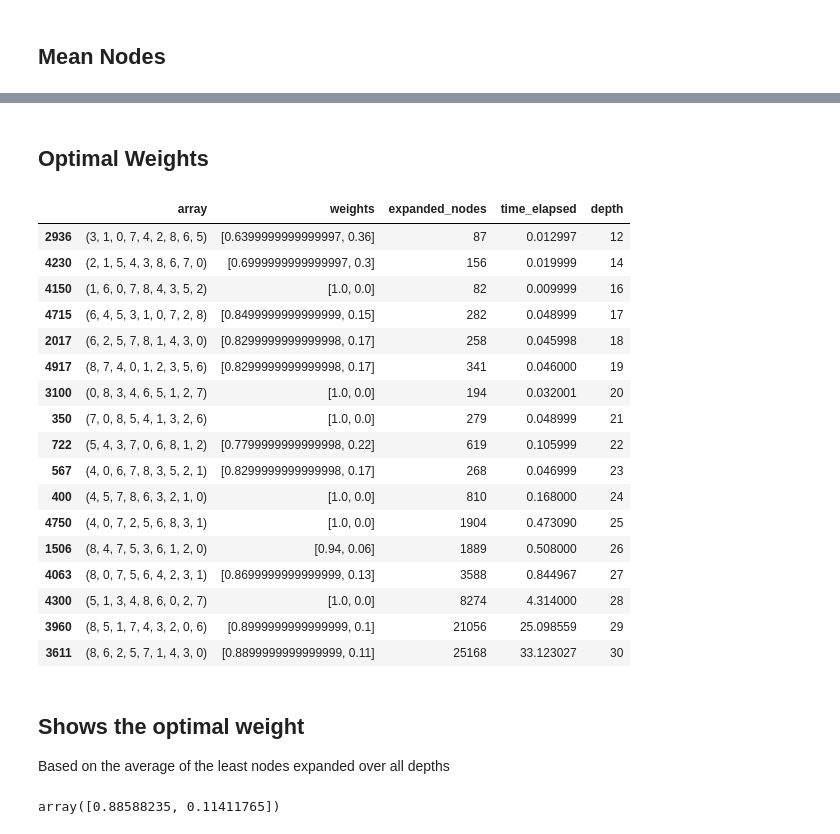
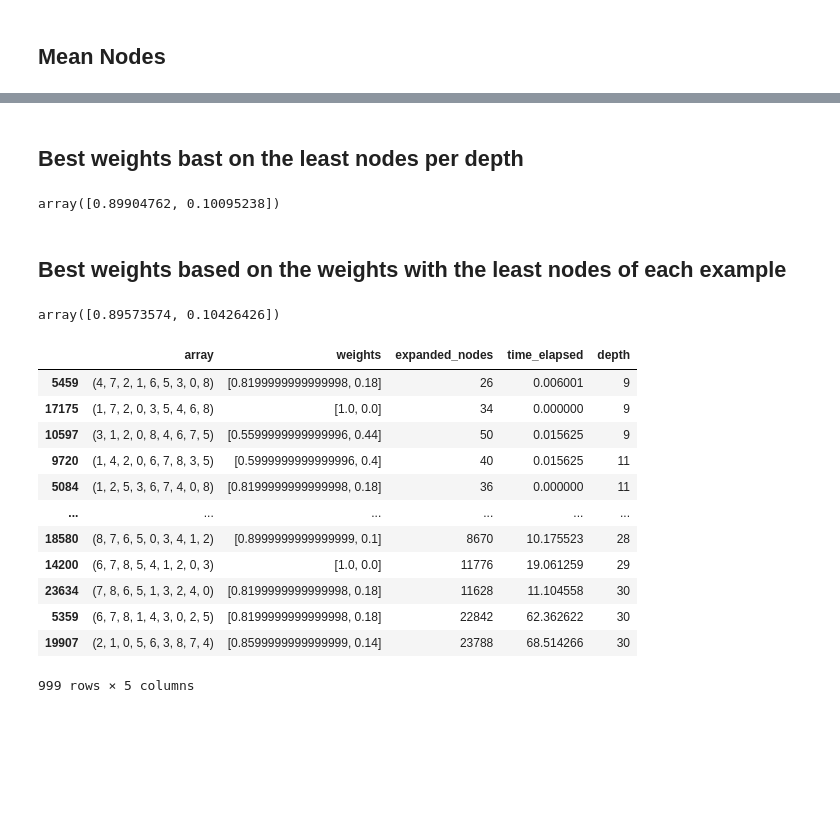
Before and after one commit to Henchway/AI-Data-Science-Exercises, a Jupyter notebook: Exercise1/analytics.ipynb, the cells around one changed output, grey strips where cells are left out. Saved outputs shown, nothing was run; the diff lists cells and outputs as text; code cells hidden in the pictures; blank space fills up the shorter version.

```diff
--- a/Exercise1/analytics.ipynb
+++ b/Exercise1/analytics.ipynb
@@ -160,31 +156,31 @@ depth
-# %% [markdown]
-## Optimal Weights
+# %% [markdown]
+## Best weights bast on the least nodes per depth
 # %%
-fastest = df.loc[group['expanded_nodes'].idxmin()]
-fastest
+min_nodes = df.loc[group['expanded_nodes'].idxmin()]
+np.mean(min_nodes['weights'].tolist(), axis=0)
 # %% [output]
-|  | array | weights | expanded_nodes | time_elapsed | depth |
-| 2936 | (3, 1, 0, 7, 4, 2, 8, 6, 5) | [0.6399999999999997, 0.36] | 87 | 0.012997 | 12 |
-| 4230 | (2, 1, 5, 4, 3, 8, 6, 7, 0) | [0.6999999999999997, 0.3] | 156 | 0.019999 | 14 |
-| 4150 | (1, 6, 0, 7, 8, 4, 3, 5, 2) | [1.0, 0.0] | 82 | 0.009999 | 16 |
-| 4715 | (6, 4, 5, 3, 1, 0, 7, 2, 8) | [0.8499999999999999, 0.15] | 282 | 0.048999 | 17 |
-| 2017 | (6, 2, 5, 7, 8, 1, 4, 3, 0) | [0.8299999999999998, 0.17] | 258 | 0.045998 | 18 |
-| 4917 | (8, 7, 4, 0, 1, 2, 3, 5, 6) | [0.8299999999999998, 0.17] | 341 | 0.046000 | 19 |
-| 3100 | (0, 8, 3, 4, 6, 5, 1, 2, 7) | [1.0, 0.0] | 194 | 0.032001 | 20 |
-| 350 | (7, 0, 8, 5, 4, 1, 3, 2, 6) | [1.0, 0.0] | 279 | 0.048999 | 21 |
-| 722 | (5, 4, 3, 7, 0, 6, 8, 1, 2) | [0.7799999999999998, 0.22] | 619 | 0.105999 | 22 |
-| 567 | (4, 0, 6, 7, 8, 3, 5, 2, 1) | [0.8299999999999998, 0.17] | 268 | 0.046999 | 23 |
-| 400 | (4, 5, 7, 8, 6, 3, 2, 1, 0) | [1.0, 0.0] | 810 | 0.168000 | 24 |
-| 4750 | (4, 0, 7, 2, 5, 6, 8, 3, 1) | [1.0, 0.0] | 1904 | 0.473090 | 25 |
-| 1506 | (8, 4, 7, 5, 3, 6, 1, 2, 0) | [0.94, 0.06] | 1889 | 0.508000 | 26 |
-| 4063 | (8, 0, 7, 5, 6, 4, 2, 3, 1) | [0.8699999999999999, 0.13] | 3588 | 0.844967 | 27 |
-| 4300 | (5, 1, 3, 4, 8, 6, 0, 2, 7) | [1.0, 0.0] | 8274 | 4.314000 | 28 |
-| 3960 | (8, 5, 1, 7, 4, 3, 2, 0, 6) | [0.8999999999999999, 0.1] | 21056 | 25.098559 | 29 |
-| 3611 | (8, 6, 2, 5, 7, 1, 4, 3, 0) | [0.8899999999999999, 0.11] | 25168 | 33.123027 | 30 |
+array([0.89904762, 0.10095238])
-# %% [markdown]
-## Shows the optimal weight
-Based on the average of the least nodes expanded over all depths
-# %%
-np.mean(fastest['weights'].tolist(), axis=0)
-# %% [output]
-array([0.88588235, 0.11411765])
+# %% [markdown]
+## Best weights based on the weights with the least nodes of each example
+# %%
+example_group = df.groupby('array')
+min_nodes_per_example = df.loc[example_group['expanded_nodes'].idxmin()]
+np.mean(min_nodes_per_example['weights'].tolist(), axis=0)
+# %% [output]
+array([0.89573574, 0.10426426])
+# %%
+min_nodes_per_example.sort_values("depth")
+# %% [output]
+|  | array | weights | expanded_nodes | time_elapsed | depth |
+| 5459 | (4, 7, 2, 1, 6, 5, 3, 0, 8) | [0.8199999999999998, 0.18] | 26 | 0.006001 | 9 |
+| 17175 | (1, 7, 2, 0, 3, 5, 4, 6, 8) | [1.0, 0.0] | 34 | 0.000000 | 9 |
+| 10597 | (3, 1, 2, 0, 8, 4, 6, 7, 5) | [0.5599999999999996, 0.44] | 50 | 0.015625 | 9 |
+| 9720 | (1, 4, 2, 0, 6, 7, 8, 3, 5) | [0.5999999999999996, 0.4] | 40 | 0.015625 | 11 |
+| 5084 | (1, 2, 5, 3, 6, 7, 4, 0, 8) | [0.8199999999999998, 0.18] | 36 | 0.000000 | 11 |
+| ... | ... | ... | ... | ... | ... |
+| 18580 | (8, 7, 6, 5, 0, 3, 4, 1, 2) | [0.8999999999999999, 0.1] | 8670 | 10.175523 | 28 |
+| 14200 | (6, 7, 8, 5, 4, 1, 2, 0, 3) | [1.0, 0.0] | 11776 | 19.061259 | 29 |
+| 23634 | (7, 8, 6, 5, 1, 3, 2, 4, 0) | [0.8199999999999998, 0.18] | 11628 | 11.104558 | 30 |
+| 5359 | (6, 7, 8, 1, 4, 3, 0, 2, 5) | [0.8199999999999998, 0.18] | 22842 | 62.362622 | 30 |
+| 19907 | (2, 1, 0, 5, 6, 3, 8, 7, 4) | [0.8599999999999999, 0.14] | 23788 | 68.514266 | 30 |
+999 rows × 5 columns
```
Also changed, not shown: parts of 7 cells of this notebook.
